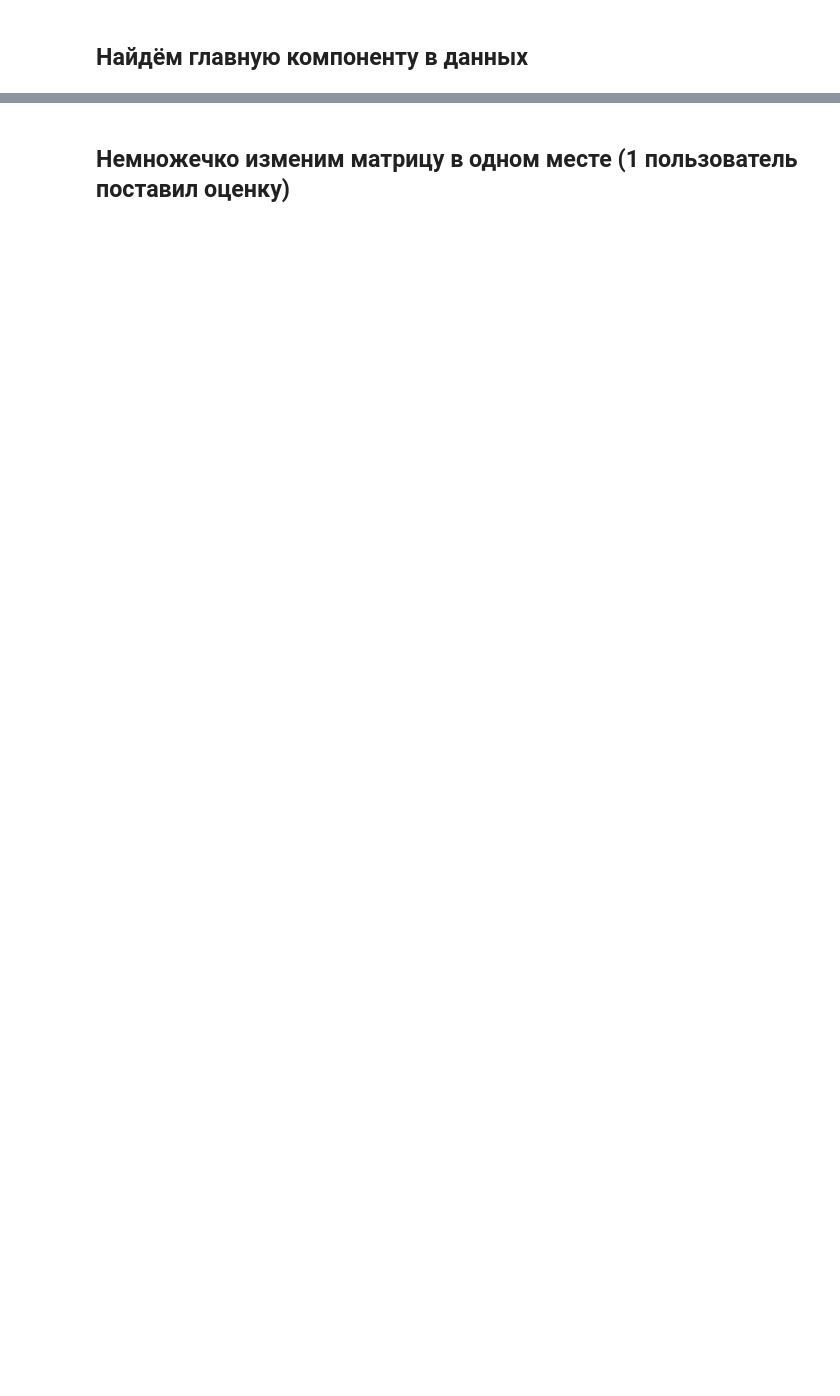
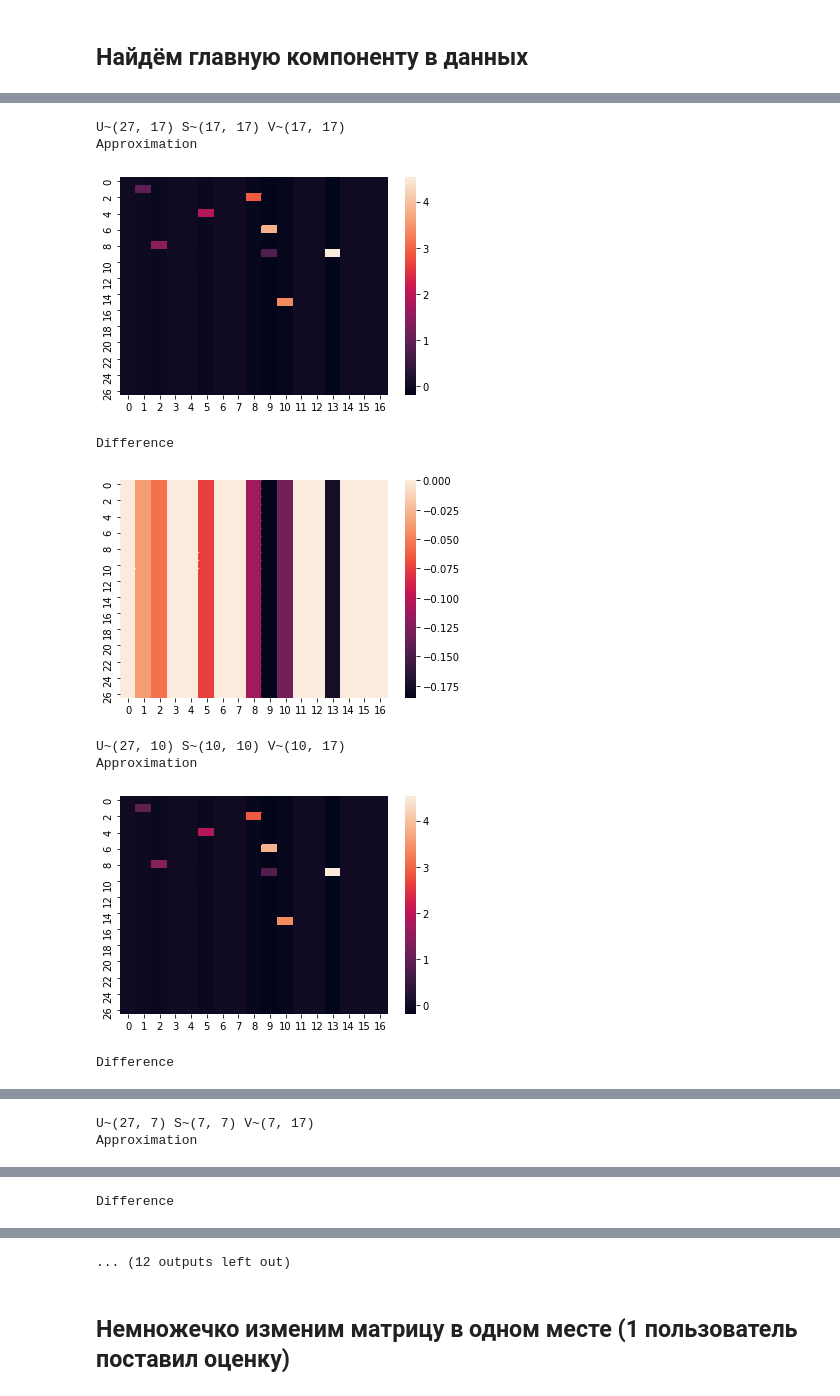
Before and after one commit to str-anger/applied, a Jupyter notebook: no_working.ipynb, the cells around one changed output, grey strips where cells are left out. Saved outputs shown, nothing was run; the diff lists cells and outputs as text; code cells hidden in the pictures; blank space fills up the shorter version.

```diff
--- a/no_working.ipynb
+++ b/no_working.ipynb
@@ -30,0 +71,22 @@ print(pc1)
+# %%
+for r in [17, 10, 7, 5, 4, 2]:
+    U_ = U[:, :r]
+    S_ = np.diag(sigma)[:r, :r]
+    V_ = V[:r, :]
+    print(f"U~{U_.shape} S~{S_.shape} V~{V_.shape}")
+    print("Approximation")
+    sn.heatmap((U_ @ S_ @ V_))
+    plt.show()
+    print("Difference")
+    sn.heatmap((U_ @ S_ @ V_)  - M)
+    plt.show()
+# %% [output]
+U~(27, 17) S~(17, 17) V~(17, 17)
+Approximation
+[figure, added]
+Difference
+[figure, added]
+U~(27, 10) S~(10, 10) V~(10, 17)
+Approximation
+[figure, added]
+Difference
@@ -30,0 +94,2 @@ print(pc1)
+U~(27, 7) S~(7, 7) V~(7, 17)
+Approximation
@@ -30,0 +97 @@ print(pc1)
+Difference
@@ -31,3 +99,4 @@ print(pc1)
+... (12 outputs left out)
 # %% [markdown]
 ## Немножечко изменим матрицу в одном месте (1 пользователь поставил оценку)
 # %%
```
Also changed, not shown: parts of 9 cells of this notebook.
